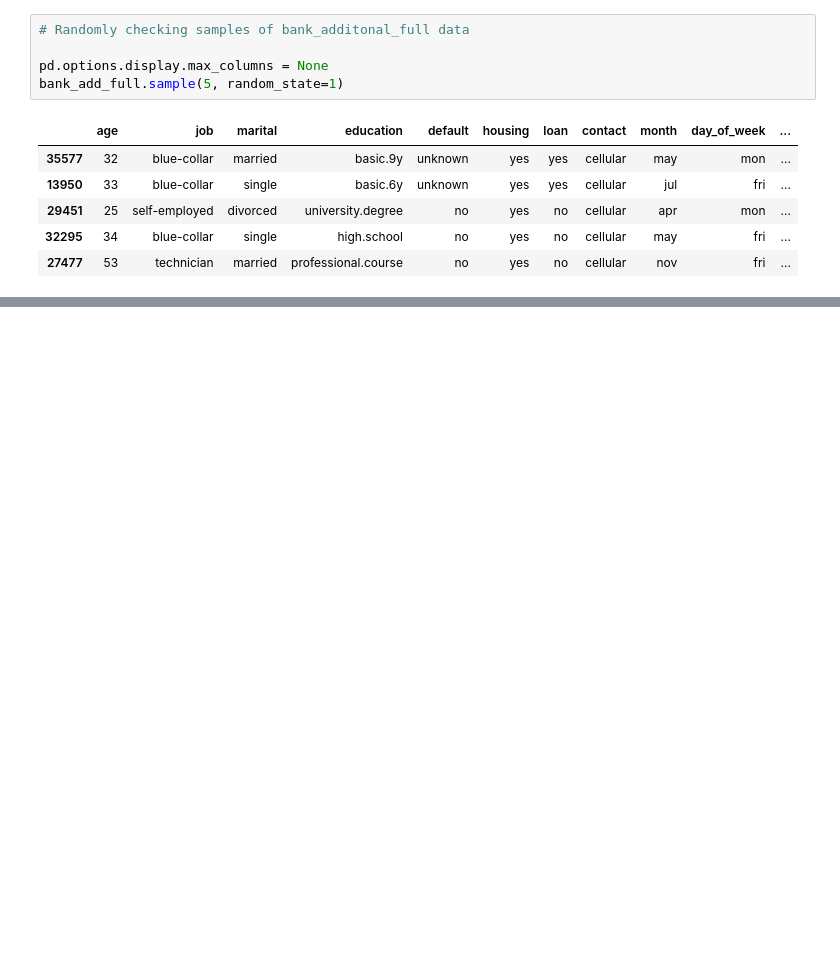
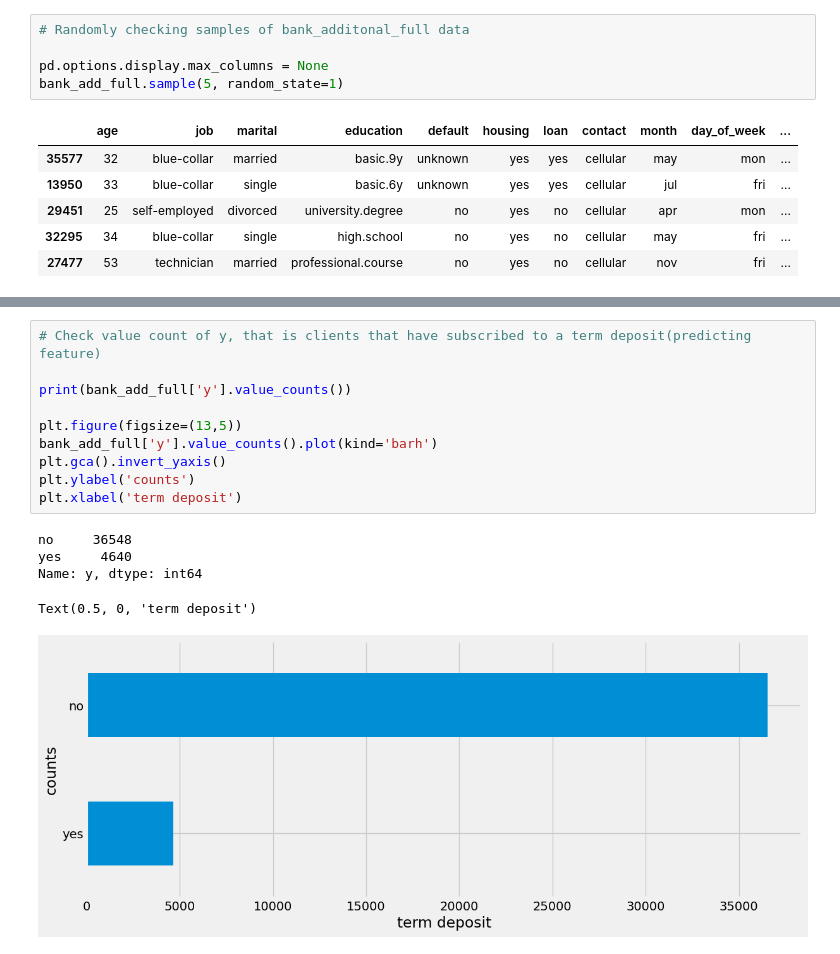
Before and after one commit to elvis-darko/AZUBI-AFRICA---TALENT-MOBILITY-PROGRAM-ASSESSMENT, a Jupyter notebook: ASSETS/dev/client_subscription.ipynb, the cells around one changed output, grey strips where cells are left out. Cells and saved outputs as stored; diff of their text form; blank space fills up the shorter version.

```diff
--- a/ASSETS/dev/client_subscription.ipynb
+++ b/ASSETS/dev/client_subscription.ipynb
@@ -126,0 +375,16 @@ display(bank)
+# %%
+# Check value count of y, that is clients that have subscribed to a term deposit(predicting feature)
+
+print(bank_add_full['y'].value_counts())
+
+plt.figure(figsize=(13,5))
+bank_add_full['y'].value_counts().plot(kind='barh')
+plt.gca().invert_yaxis()
+plt.ylabel('counts')
+plt.xlabel('term deposit')
+# %% [output]
+no     36548
+yes     4640
+Name: y, dtype: int64
+Text(0.5, 0, 'term deposit')
+[figure, added]
```
Also changed, not shown: parts of 27 cells of this notebook.
